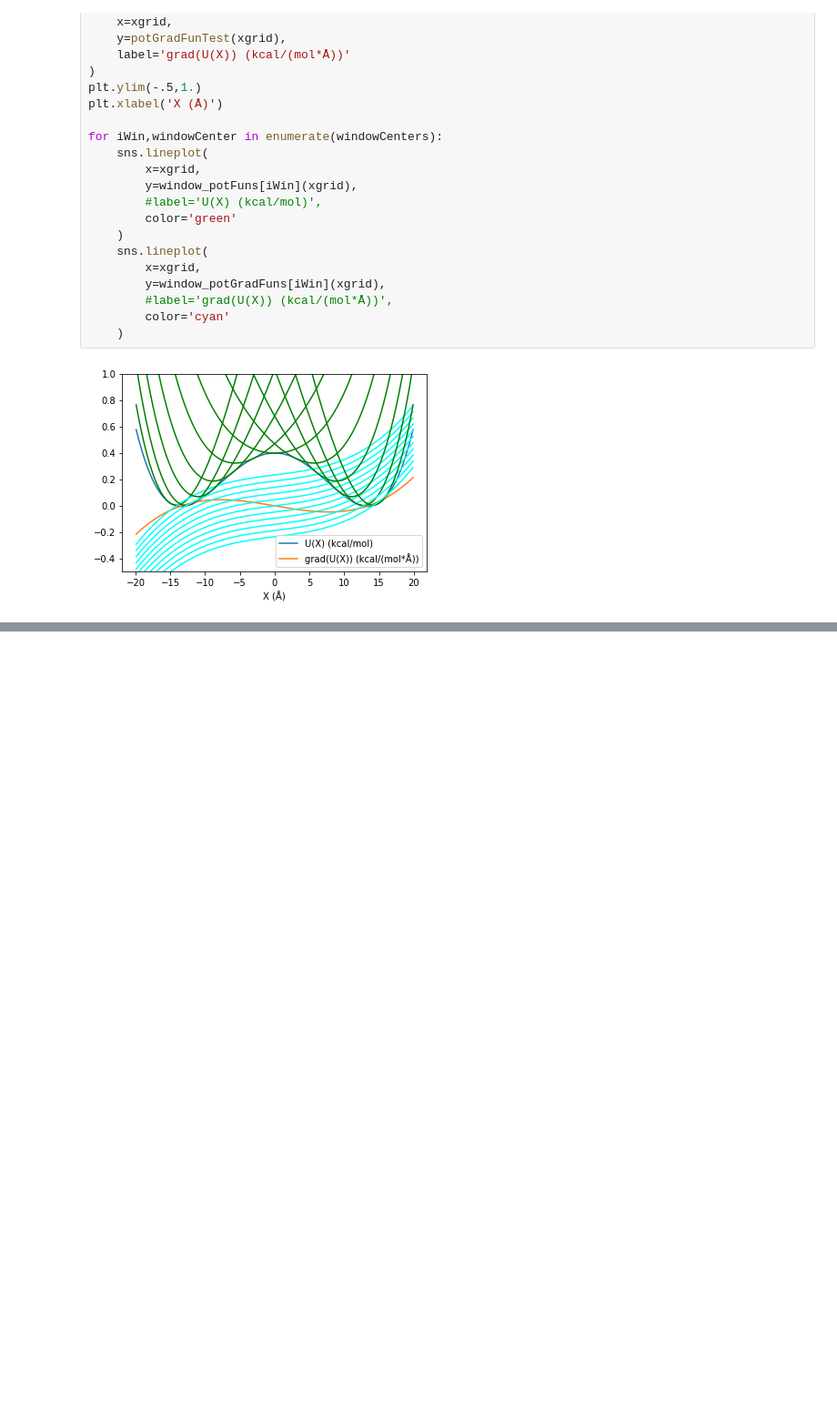
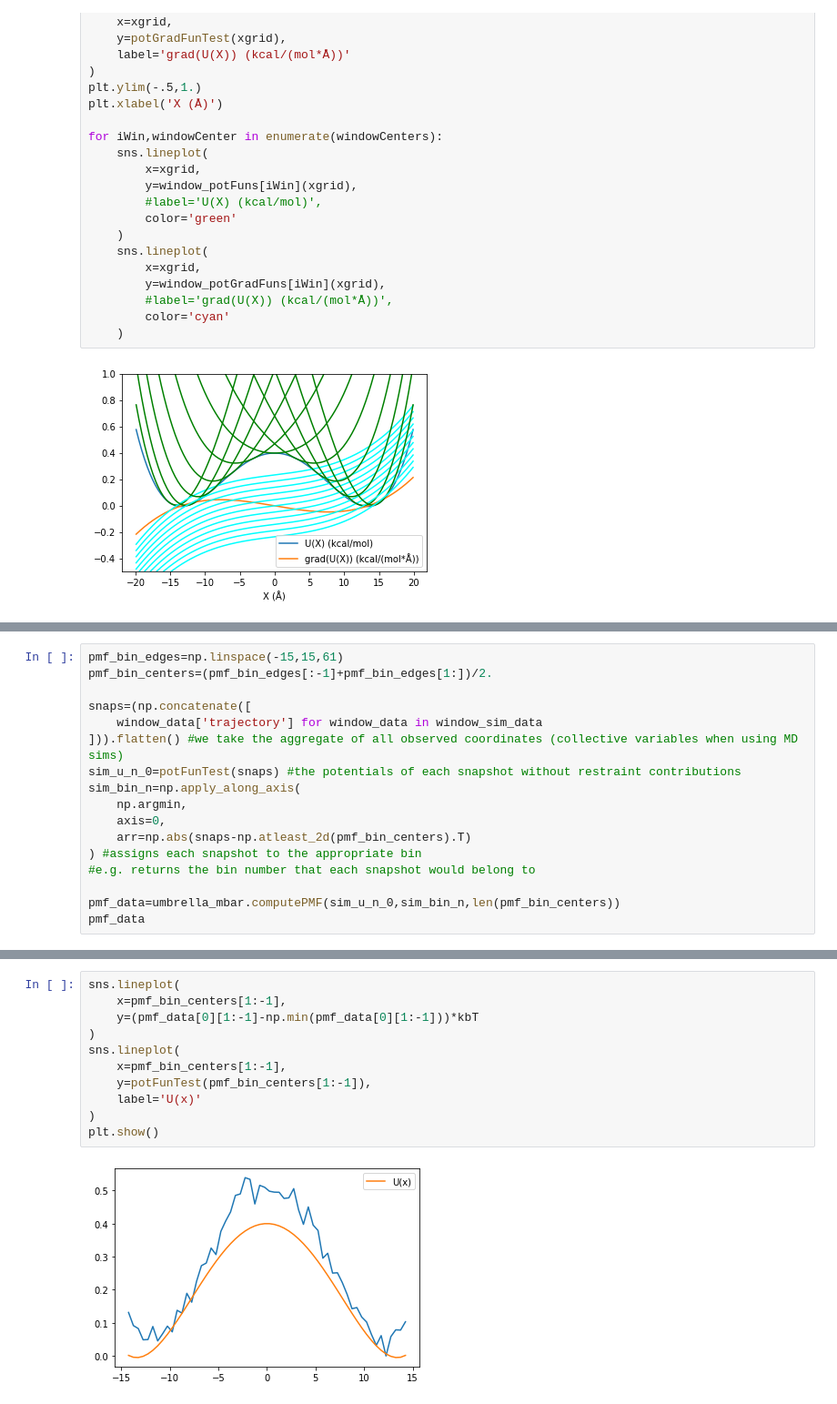
Before and after one commit to wesleymsmith/mbar_example, a Jupyter notebook: mbar_example.ipynb, the cells around one changed output, grey strips where cells are left out. Shown at 91% size. Drawn from its saved outputs; the diff is of its cells as text; blank space fills up the shorter version.

Commit message:
finished mbar pmf generation

```diff
--- a/mbar_example.ipynb
+++ b/mbar_example.ipynb
@@ -440,0 +428,17 @@ for sim_dt in [1.]:
+# %%
+pmf_bin_edges=np.linspace(-15,15,61)
+pmf_bin_centers=(pmf_bin_edges[:-1]+pmf_bin_edges[1:])/2.
+
+snaps=(np.concatenate([
+    window_data['trajectory'] for window_data in window_sim_data
+])).flatten() #we take the aggregate of all observed coordinates (collective variables when using MD sims)
+sim_u_n_0=potFunTest(snaps) #the potentials of each snapshot without restraint contributions
+sim_bin_n=np.apply_along_axis(
+    np.argmin,
+    axis=0,
+    arr=np.abs(snaps-np.atleast_2d(pmf_bin_centers).T)
+) #assigns each snapshot to the appropriate bin
+#e.g. returns the bin number that each snapshot would belong to
+
+pmf_data=umbrella_mbar.computePMF(sim_u_n_0,sim_bin_n,len(pmf_bin_centers))
+pmf_data
@@ -440,0 +463,13 @@ for sim_dt in [1.]:
+# %%
+sns.lineplot(
+    x=pmf_bin_centers[1:-1],
+    y=(pmf_data[0][1:-1]-np.min(pmf_data[0][1:-1]))*kbT
+)
+sns.lineplot(
+    x=pmf_bin_centers[1:-1],
+    y=potFunTest(pmf_bin_centers[1:-1]),
+    label='U(x)'
+)
+plt.show()
+# %% [output]
+[figure, added]
```
Also changed, not shown: parts of 9 cells of this notebook.
